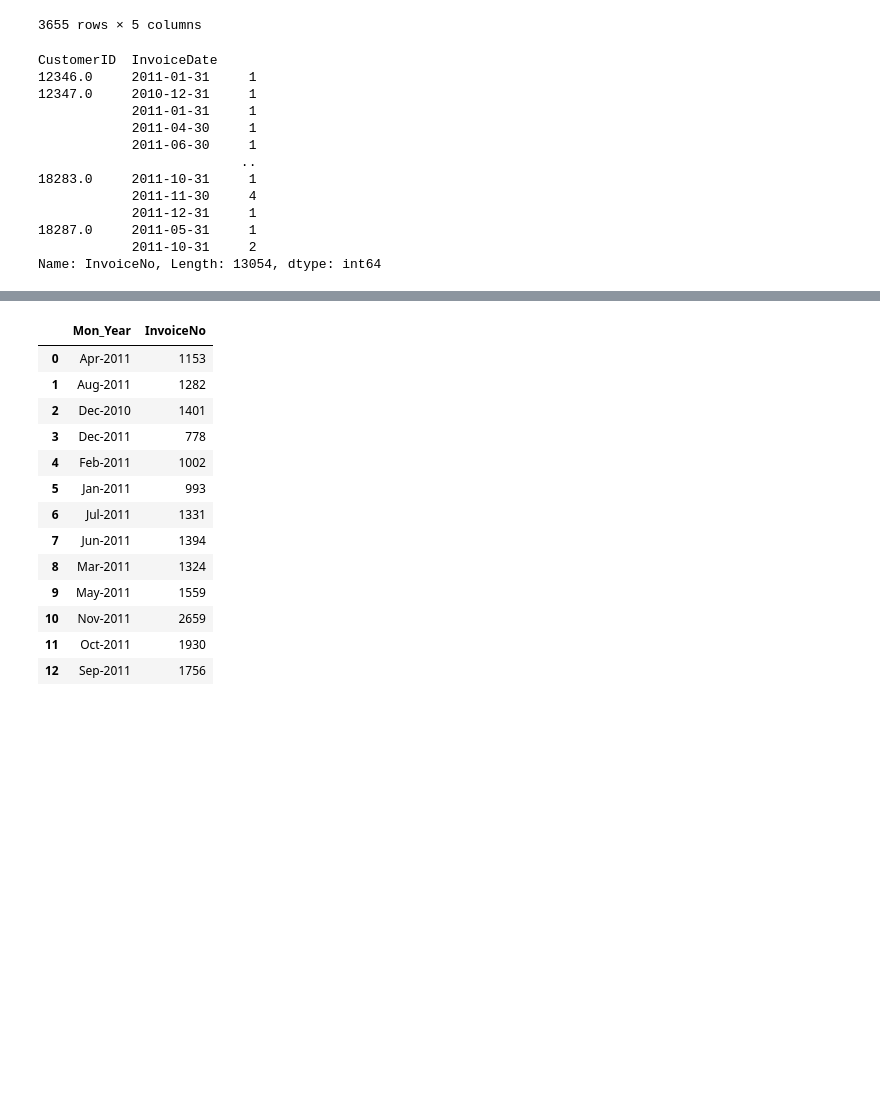
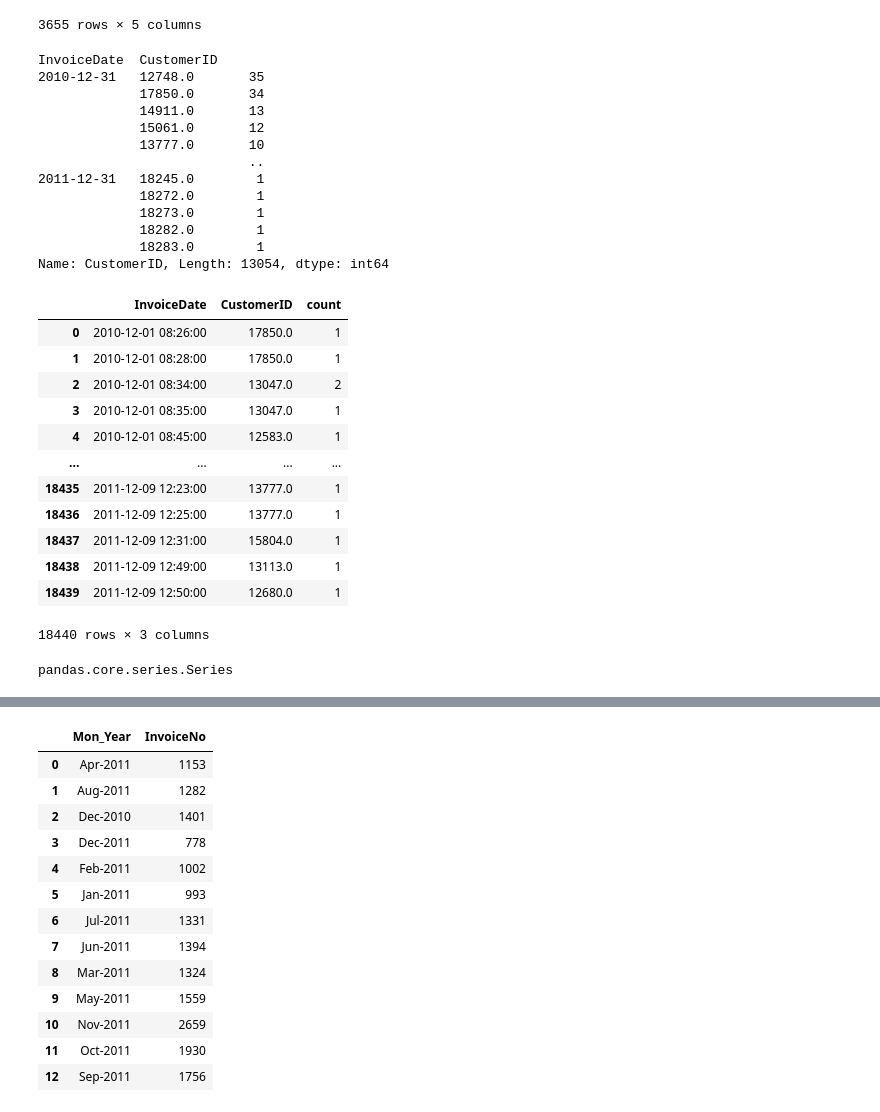
Before and after one commit to krivolapov/roivenue_test, a Jupyter notebook: Analysis of Ecommerce Orders.ipynb, the cells around one changed output, grey strips where cells are left out. Drawn from its saved outputs; the diff is of its cells as text; code cells hidden in the pictures; blank space fills up the shorter version.

Commit message:
test data

```diff
--- a/Analysis of Ecommerce Orders.ipynb
+++ b/Analysis of Ecommerce Orders.ipynb
@@ -235,7 +235,7 @@ df_total_price_neg
 | 22220 | C581569 | 2011-12-09 11:58:00 | 17315.0 | Dec-2011 | -7.50 |
 3655 rows × 5 columns
 # %%
-yyy = df_total_price_pos.groupby(['CustomerID', pd.Grouper(key='InvoiceDate', freq='M')])['InvoiceNo'].count()
+yyy = df_total_price_pos.groupby([pd.Grouper(key='InvoiceDate', freq='M')])['CustomerID'].value_counts()
 
 abc = df_total_price_pos.groupby('Mon_Year', as_index=False)[['InvoiceNo']].count()
 #purchases = df.groupby(['InvoiceNo']).sum().reset_index()
@@ -243,16 +243,32 @@ abc = df_total_price_pos.groupby('Mon_Year', as_index=False)[['InvoiceNo']].coun
 #abc
 yyy
 # %% [output]
-CustomerID  InvoiceDate
-12346.0     2011-01-31     1
-12347.0     2010-12-31     1
-            2011-01-31     1
-            2011-04-30     1
-            2011-06-30     1
-                          ..
-18283.0     2011-10-31     1
-            2011-11-30     4
-            2011-12-31     1
-18287.0     2011-05-31     1
-            2011-10-31     2
-Name: InvoiceNo, Length: 13054, dtype: int64
+InvoiceDate  CustomerID
+2010-12-31   12748.0       35
+             17850.0       34
+             14911.0       13
+             15061.0       12
+             13777.0       10
+                           ..
+2011-12-31   18245.0        1
+             18272.0        1
+             18273.0        1
+             18282.0        1
+             18283.0        1
+Name: CustomerID, Length: 13054, dtype: int64
+# %%
+pd.DataFrame({'count' : df_total_price_pos.groupby( [ "InvoiceDate", "CustomerID"] ).size()}).reset_index()
+# %% [output]
+|  | InvoiceDate | CustomerID | count |
+| 0 | 2010-12-01 08:26:00 | 17850.0 | 1 |
+| 1 | 2010-12-01 08:28:00 | 17850.0 | 1 |
+| 2 | 2010-12-01 08:34:00 | 13047.0 | 2 |
+| 3 | 2010-12-01 08:35:00 | 13047.0 | 1 |
+| 4 | 2010-12-01 08:45:00 | 12583.0 | 1 |
+| ... | ... | ... | ... |
+| 18435 | 2011-12-09 12:23:00 | 13777.0 | 1 |
+| 18436 | 2011-12-09 12:25:00 | 13777.0 | 1 |
+| 18437 | 2011-12-09 12:31:00 | 15804.0 | 1 |
+| 18438 | 2011-12-09 12:49:00 | 13113.0 | 1 |
+| 18439 | 2011-12-09 12:50:00 | 12680.0 | 1 |
+18440 rows × 3 columns
@@ -258,0 +277,4 @@ Name: InvoiceNo, Length: 13054, dtype: int64
+# %%
+type(yyy)
+# %% [output]
+pandas.core.series.Series
```
Also changed, not shown: parts of 6 cells of this notebook, 2 other files.
